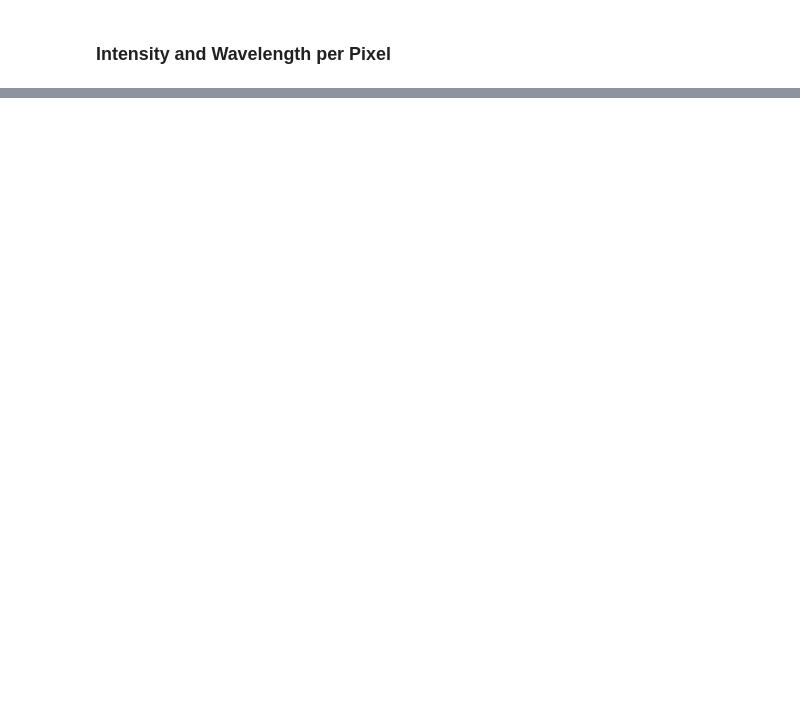
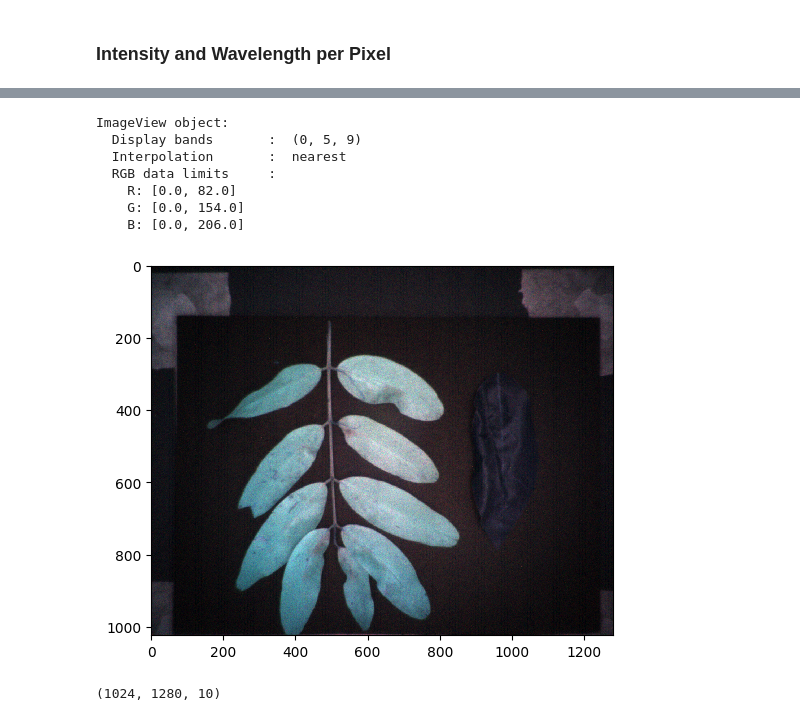
Before and after one commit to josorio398/Hyperspectral_Images_Analysis, a Jupyter notebook: Hyperspectral_Images_Analysis.ipynb, the cells around one changed output, grey strips where cells are left out. Cells and saved outputs as stored; diff of their text form; code cells hidden in the pictures; blank space fills up the shorter version.

```diff
--- a/Hyperspectral_Images_Analysis.ipynb
+++ b/Hyperspectral_Images_Analysis.ipynb
@@ -132,0 +147,16 @@ fig.show()
+# %%
+view = imshow(img,(0,5,9),interpolation="nearest")
+view
+# %% [output]
+ImageView object:
+  Display bands       :  (0, 5, 9)
+  Interpolation       :  nearest
+  RGB data limits     :
+    R: [0.0, 82.0]
+    G: [0.0, 154.0]
+    B: [0.0, 206.0]
+[figure, added]
+# %%
+img.shape
+# %% [output]
+(1024, 1280, 10)
```
Also changed, not shown: parts of 7 cells of this notebook.
